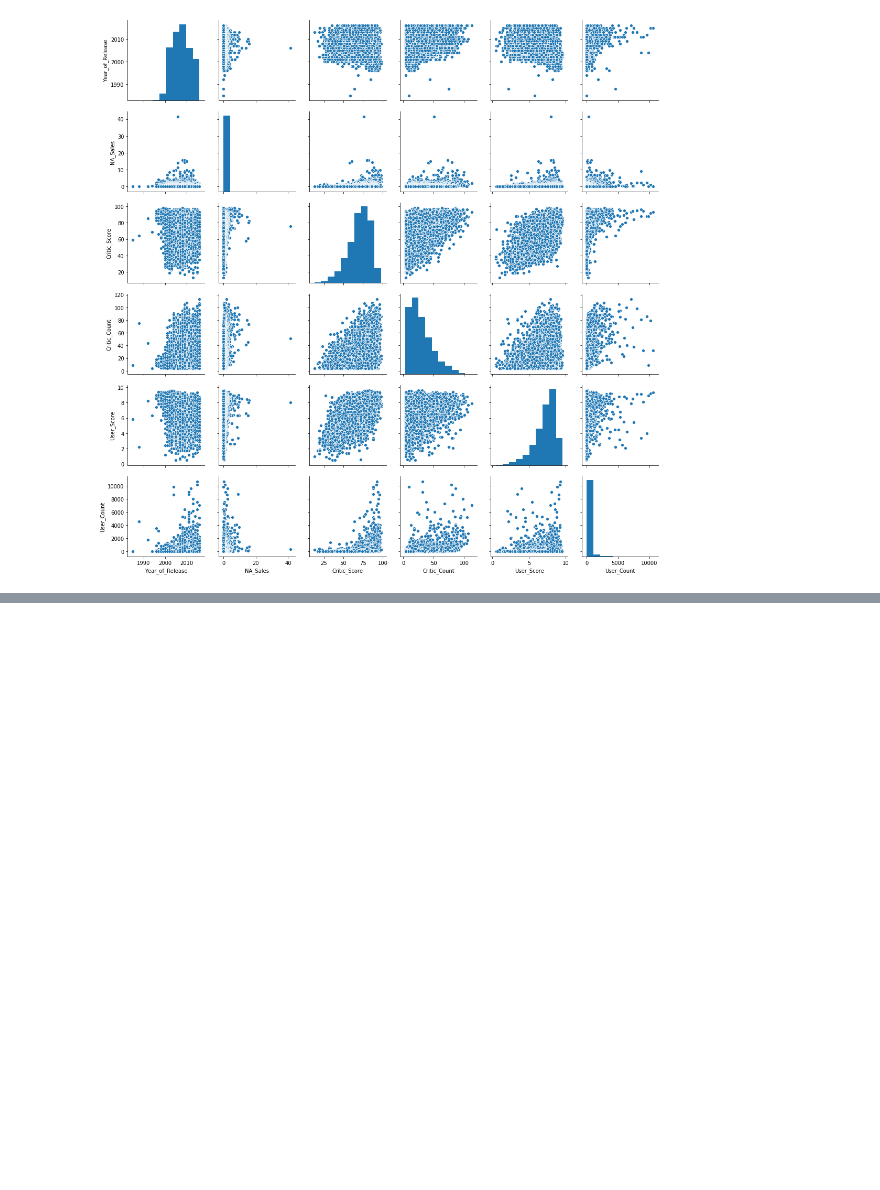
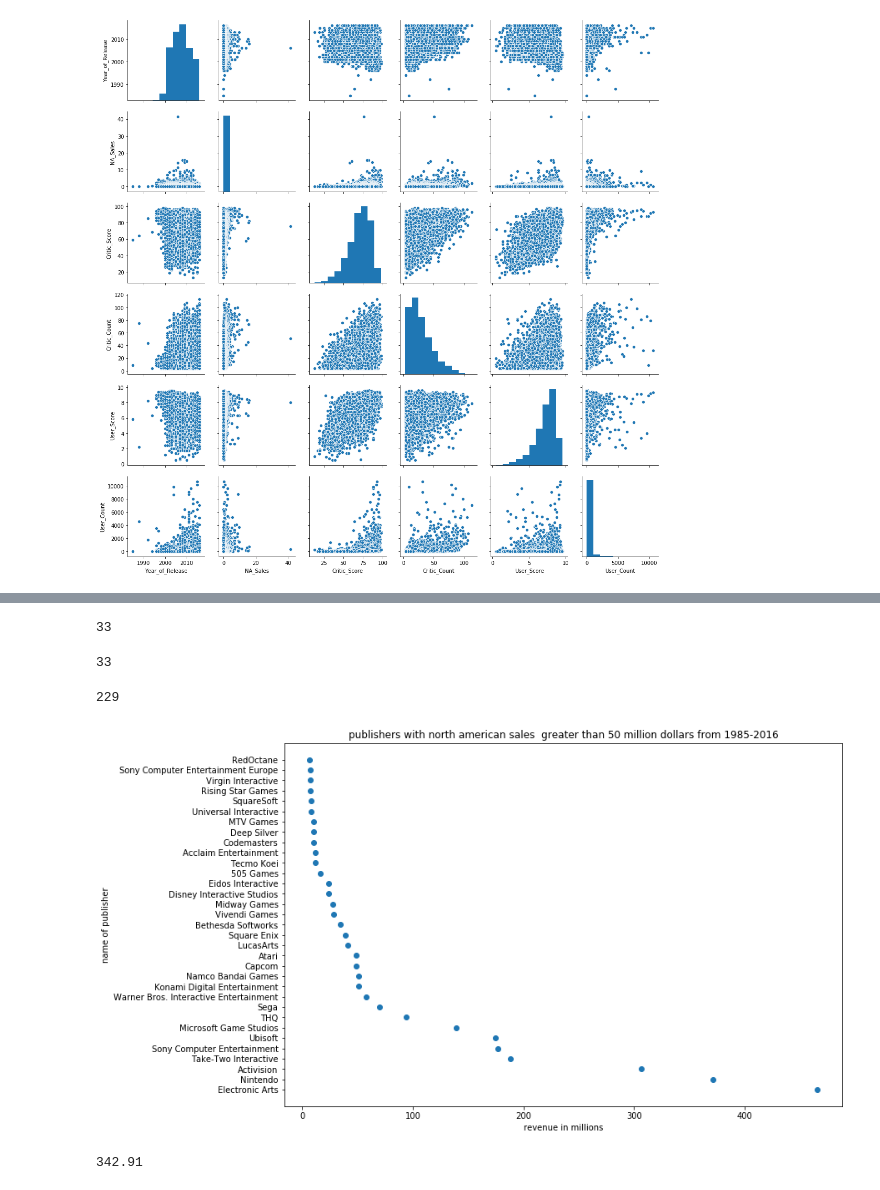
Before and after one commit to joseh4/projection_of_video_game_sales, a Jupyter notebook: joes-master.ipynb, the cells around one changed output, grey strips where cells are left out. Cells and saved outputs as stored; diff of their text form; code cells hidden in the pictures; blank space fills up the shorter version.

```diff
--- a/joes-master.ipynb
+++ b/joes-master.ipynb
@@ -362,0 +423,10 @@ sns.pairplot(north_am);
+# %%
+def publisher_sales(data):
+    totals = []
+    for publisher in publishers:
+        company = north_am.loc[north_am['Publisher']==publisher]
+        total = [publisher, company['NA_Sales'].sum()]
+        totals.append(total)
+    return totals
+# %%
+list1 = pd.DataFrame(publisher_sales(north_am))
@@ -362,0 +469,40 @@ sns.pairplot(north_am);
+# %%
+big_publishers = []
+other_publishers = []
+for i in list1[1]:
+    if i > 5:
+        big_publishers.append(i)
+for i in list1[1]:
+    if i <= 5:
+        other_publishers.append(i)
+# %%
+len(big_publishers)
+# %% [output]
+33
+# %%
+names = list1[0][:33]
+len(names)
+# %% [output]
+33
+# %%
+len(other_publishers)
+# %% [output]
+229
+# %%
+list1.sort_values(by = 1, ascending = False, inplace = True)
+plt.figure(figsize = (12,8))
+plt.scatter(x=big_publishers, y=names)
+plt.xlabel('revenue in millions')
+plt.ylabel('name of publisher')
+plt.title('publishers with north american sales  greater than 50 million dollars from 1985-2016')
+plt.show()
+# %% [output]
+[figure, added]
+# %%
+north_am.Platform.value_counts()
+platforms = north_am.Platform.unique()
+list(platforms)
+wii = north_am.loc[north_am['Platform']=='Wii']
+wii['NA_Sales'].sum()
+# %% [output]
+342.91
```
Also changed, not shown: parts of 36 cells of this notebook, 2 other files.
